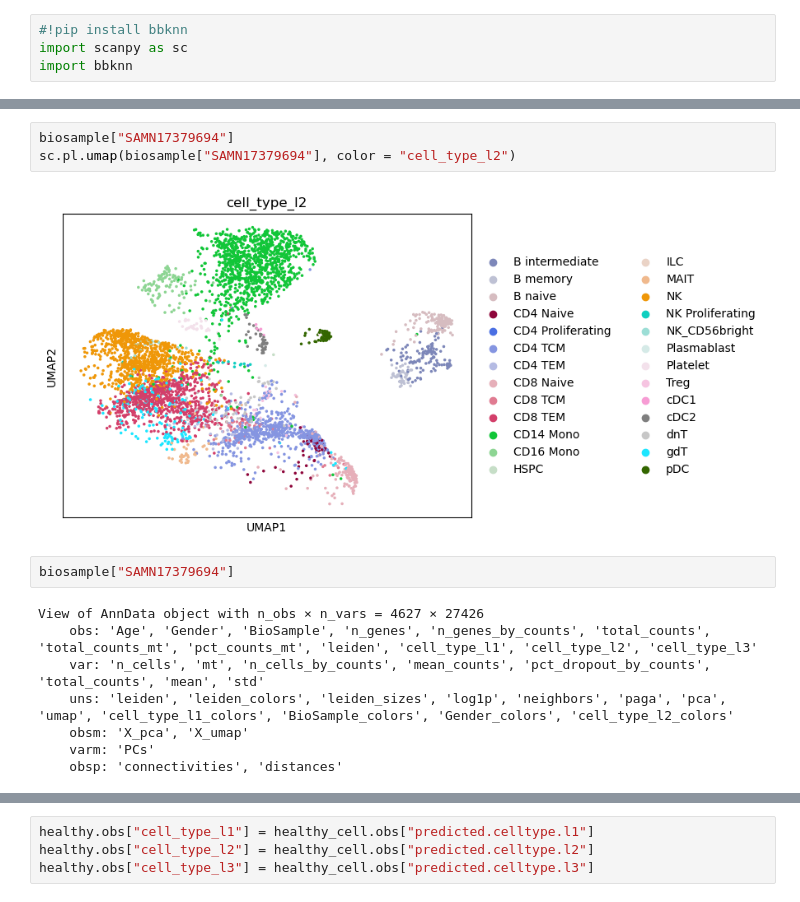
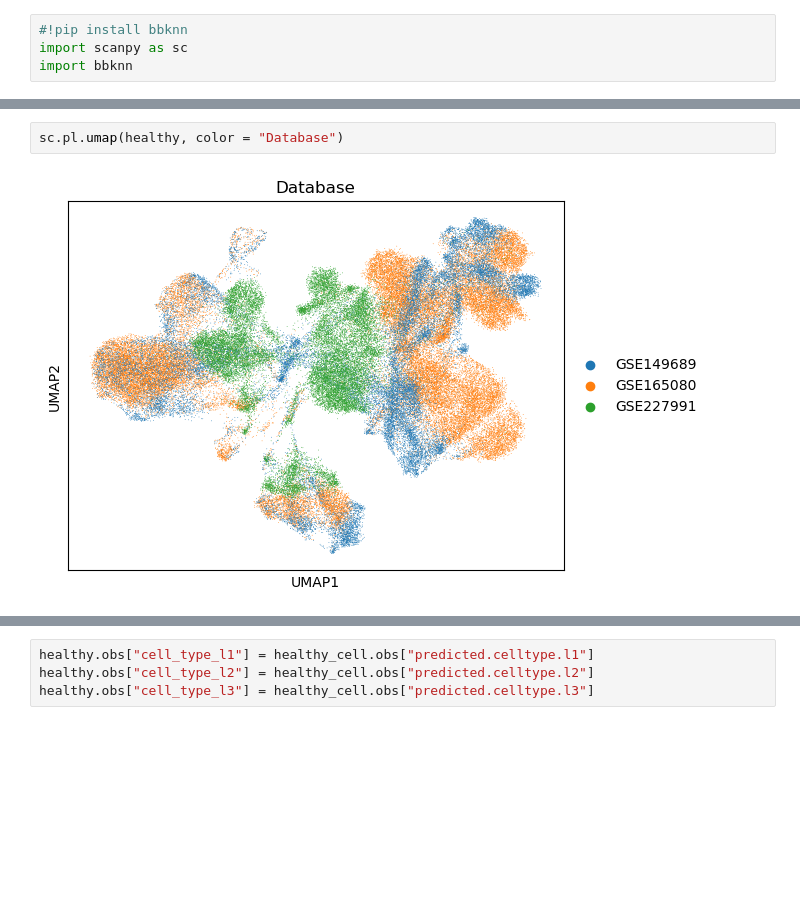
Before and after one commit to benson8902/Research, a Jupyter notebook: Code/Step3 Remove Batch Effect(After annotation).ipynb, the cells around one changed output, grey strips where cells are left out. Cells and saved outputs as stored; diff of their text form; blank space fills up the shorter version.

```diff
--- a/Code/Step3 Remove Batch Effect(After annotation).ipynb
+++ b/Code/Step3 Remove Batch Effect(After annotation).ipynb
@@ -108,15 +85,4 @@ SAMN17379591
-# %%
-biosample["SAMN17379694"]
-sc.pl.umap(biosample["SAMN17379694"], color = "cell_type_l2")
-# %% [output]
-[figure, removed]
-# %%
-biosample["SAMN17379694"]
-# %% [output]
-View of AnnData object with n_obs × n_vars = 4627 × 27426
-    obs: 'Age', 'Gender', 'BioSample', 'n_genes', 'n_genes_by_counts', 'total_counts', 'total_counts_mt', 'pct_counts_mt', 'leiden', 'cell_type_l1', 'cell_type_l2', 'cell_type_l3'
-    var: 'n_cells', 'mt', 'n_cells_by_counts', 'mean_counts', 'pct_dropout_by_counts', 'total_counts', 'mean', 'std'
-    uns: 'leiden', 'leiden_colors', 'leiden_sizes', 'log1p', 'neighbors', 'paga', 'pca', 'umap', 'cell_type_l1_colors', 'BioSample_colors', 'Gender_colors', 'cell_type_l2_colors'
-    obsm: 'X_pca', 'X_umap'
-    varm: 'PCs'
-    obsp: 'connectivities', 'distances'
+# %%
+sc.pl.umap(healthy, color = "Database")
+# %% [output]
+[figure, added]
```
Also changed, not shown: parts of 33 cells of this notebook, 14 other files.
